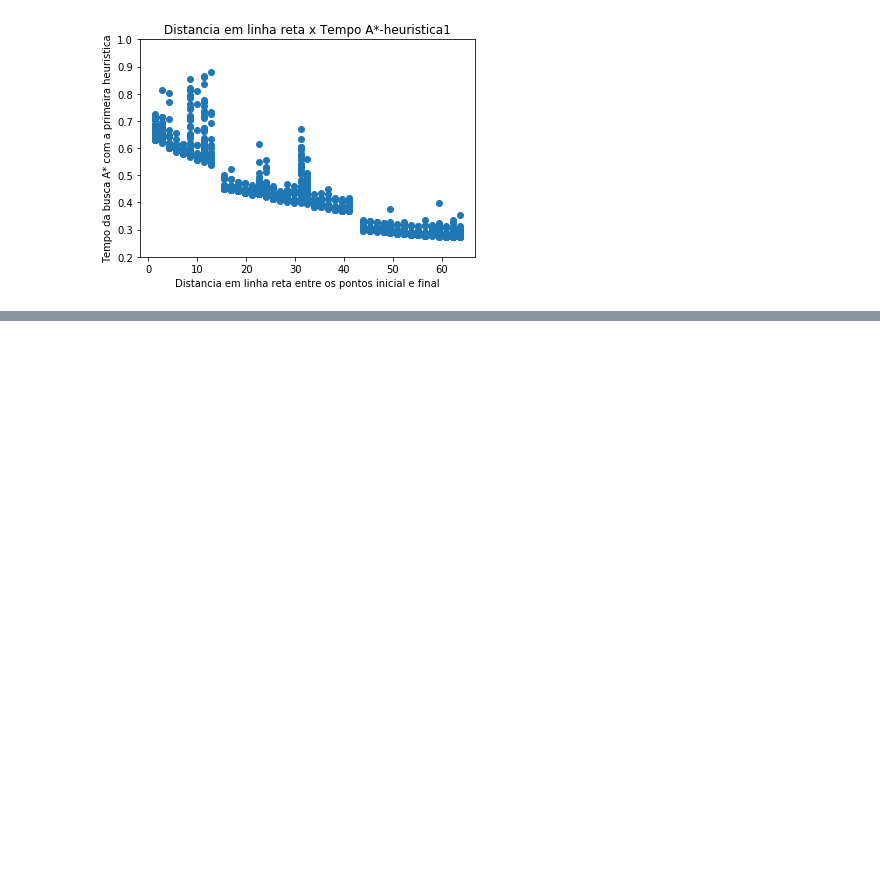
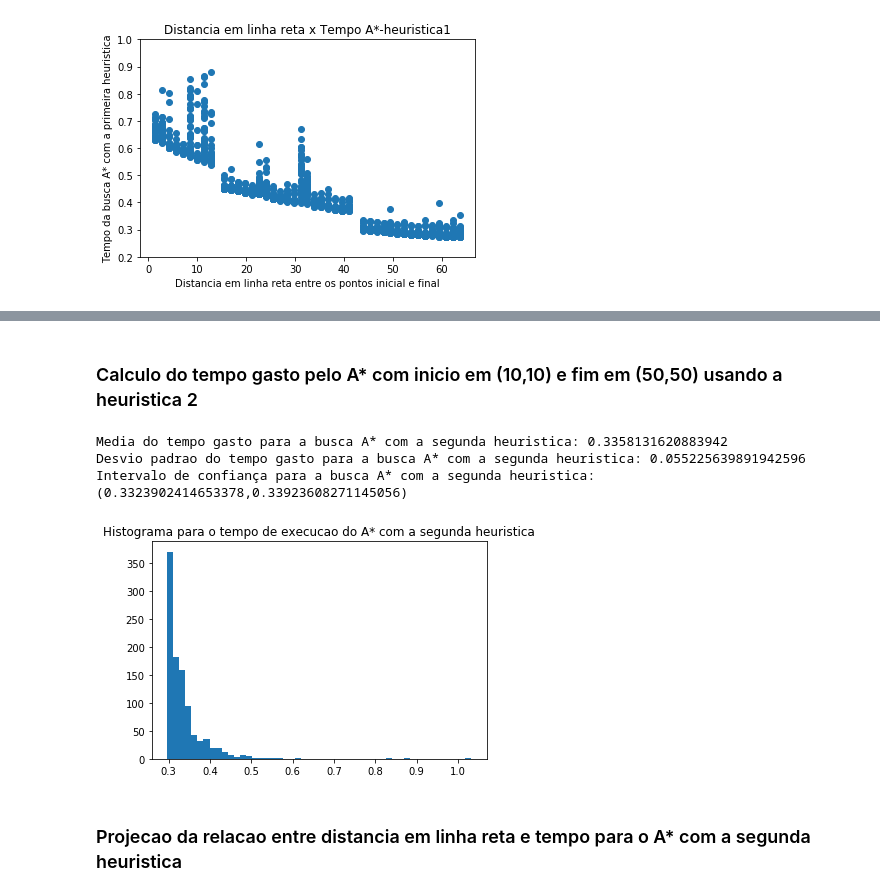
Before and after one commit to luizcartolano2/mc906, a Jupyter notebook: projeto1/proj1-busca-supervisionada.ipynb, the cells around one changed output, grey strips where cells are left out. Saved outputs shown, nothing was run; the diff lists cells and outputs as text; code cells hidden in the pictures; blank space fills up the shorter version.

```diff
--- a/projeto1/proj1-busca-supervisionada.ipynb
+++ b/projeto1/proj1-busca-supervisionada.ipynb
@@ -78,6 +78,13 @@ class RobotProblem(Problem):
             return int(distance(locs[node.state], locs[self.goal]))
         else:
             return infinity
+
+    def heuristic_2(self,node):
+        """ Manhattan Heuristic Function """
+        x1,y1 = node.state[0], node.state[1]
+        x2,y2 = self.goal[0], self.goal[1]
+
+        return abs(x2 - x1) + abs(y2 - y1)
 # %% [markdown]
 ## Busca supervisionada A*: Heuristica 1
 # %% [markdown]
@@ -227,0 +351,32 @@ plt.show()
+# %% [markdown]
+### Calculo do tempo gasto pelo A* com inicio em (10,10) e fim em (50,50) usando a heuristica 2
+# %%
+init_pos = (10,10)
+goal_pos = (50,50)
+
+robot_problem = RobotProblem(init_pos, goal_pos, mapa, grafo)
+
+times = []
+for i in range(0,1000):
+    start = time.time()
+    node = astar_search(robot_problem, h=robot_problem.heuristic_2)
+    end = time.time()
+    times.append(end - start)
+# %%
+media_a_2 = mean(times)
+desvio_a_2 = stdev(times)
+intervalo_conf = '(' + str( media_a_2 - 1.96 * (desvio_a_2 / (len(times)) ** (1/2)) ) + ',' + str( media_a_2 + 1.96 * (desvio_a_2 / (len(times)) ** (1/2)) ) + ')'
+print("Media do tempo gasto para a busca A* com a segunda heuristica: " + str(media_a_2))
+print("Desvio padrao do tempo gasto para a busca A* com a segunda heuristica: " + str(desvio_a_2))
+print("Intervalo de confiança para a busca A* com a segunda heuristica: " + intervalo_conf)
+fig = plt.figure()
+plt.hist(times,bins=50)
+plt.title('Histograma para o tempo de execucao do A* com a segunda heuristica')
+plt.show()
+# %% [output]
+Media do tempo gasto para a busca A* com a segunda heuristica: 0.3358131620883942
+Desvio padrao do tempo gasto para a busca A* com a segunda heuristica: 0.055225639891942596
+Intervalo de confiança para a busca A* com a segunda heuristica: (0.3323902414653378,0.33923608271145056)
+[figure, added]
+# %% [markdown]
+### Projecao da relacao entre distancia em linha reta e tempo para o A* com a segunda heuristica
```
Also changed, not shown: parts of 11 cells of this notebook.
